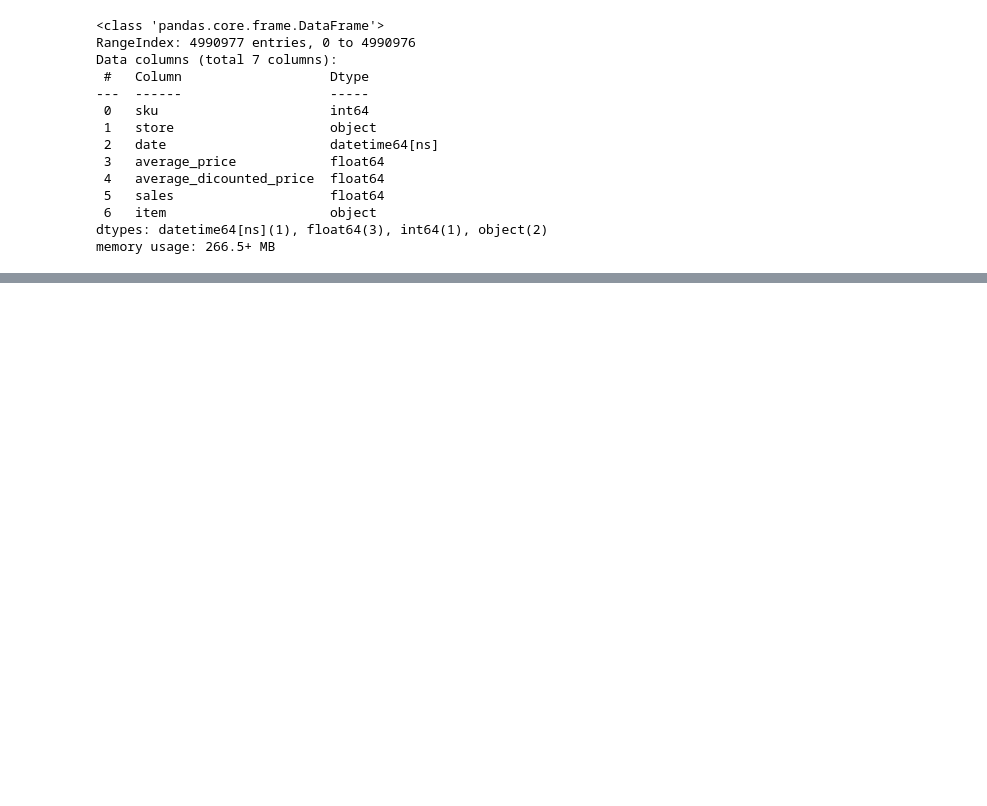
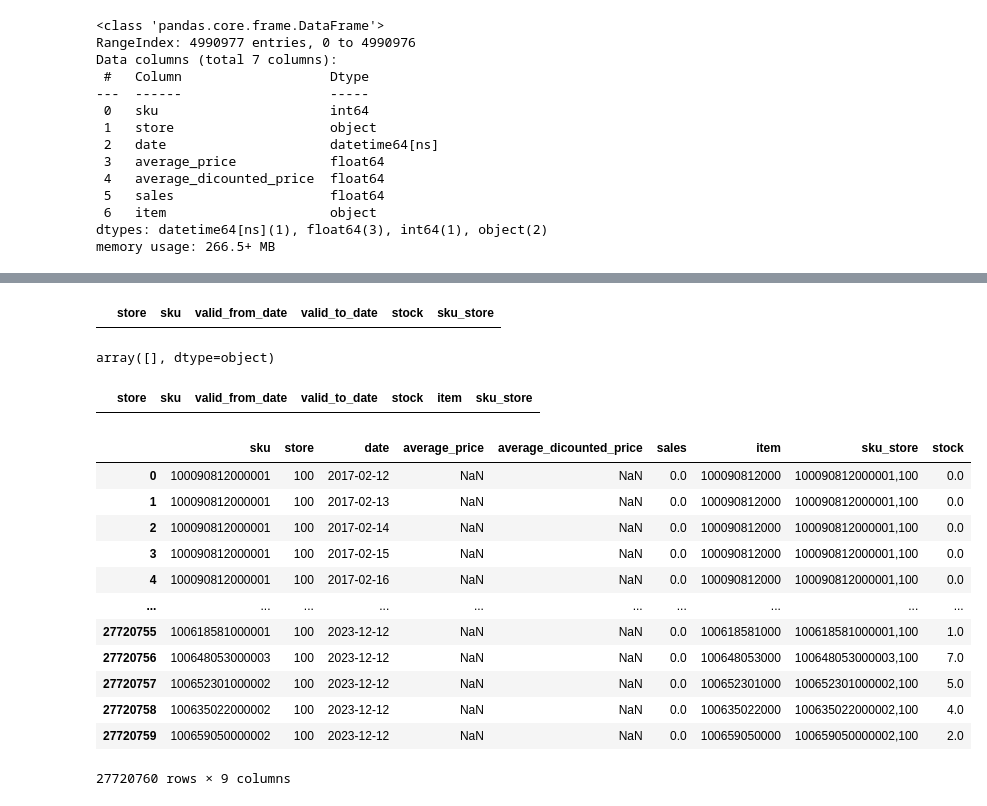
Before and after one commit to SDattaAi/sdatta-nlp, a Jupyter notebook: palmers_fashion/notebook2_warehouse.ipynb, the cells around one changed output, grey strips where cells are left out. Saved outputs shown, nothing was run; the diff lists cells and outputs as text; code cells hidden in the pictures; blank space fills up the shorter version.

Commit message:
start fashion_data 1.61

```diff
--- a/palmers_fashion/notebook2_warehouse.ipynb
+++ b/palmers_fashion/notebook2_warehouse.ipynb
@@ -181,0 +158,3 @@ print(sku_warehouse.iloc[60:90])
+# %%
+sales_data['sku_store'] = sales_data['sku'].astype(str) + ',' + sales_data['store'].astype(str)
+mbew_fashion['sku_store'] = mbew_fashion['sku'].astype(str) + ',' + mbew_fashion['store'].astype(str)
@@ -181,0 +208,2 @@ print(sku_warehouse.iloc[60:90])
+# %%
+sku_unique_in_sales = sales_data['sku'].unique()
@@ -181,0 +230,36 @@ print(sku_warehouse.iloc[60:90])
+# %%
+
+start_time = time.time()
+warehouse_data['valid_from_date'] = pd.to_datetime(warehouse_data['valid_from_date'])
+warehouse_data['valid_to_date'] = pd.to_datetime(warehouse_data['valid_to_date'])
+warehouse_data = warehouse_data.sort_values('valid_from_date')
+warehouse_data['sku_store'] = warehouse_data['sku'].astype(str) + ',' + warehouse_data['store'].astype(str)
+warehouse_data_sample = warehouse_data[warehouse_data['sku'].isin(sku_unique_in_sales)]
+for store in ['VZ01']:
+    print("store:", store)
+
+    warehouse_data_sample['valid_from_date'] = pd.to_datetime(warehouse_data_sample['valid_from_date'])
+    warehouse_data_sample['valid_to_date'] = pd.to_datetime(warehouse_data_sample['valid_to_date'])
+    filtered_warehouse_data = warehouse_data_sample
+
+    # Function to generate date ranges
+    def generate_date_ranges(row):
+        return pd.date_range(row['valid_from_date'], row['valid_to_date'])
+
+    # Apply function to create date ranges
+    df_all_2 = filtered_warehouse_data.apply(generate_date_ranges, axis=1)
+
+    # Create DataFrame with SKU-store and dates
+    df_all_2 = pd.DataFrame({
+        'sku': np.repeat(filtered_warehouse_data['sku'].values, df_all_2.str.len()),
+        'date': np.concatenate(df_all_2.values)  # Convert DatetimeIndex to array for concatenation
+    })
+    df_all_2 = pd.merge(df_all_2, filtered_warehouse_data[['sku','valid_from_date', 'stock']], left_on=['sku', 'date'], right_on=['sku', 'valid_from_date'], how='left')
+    # ffil stock
+    df_all_2['stock'] = df_all_2['stock'].ffill()
+  #  df_all_2 = df_all_2.rename(columns={'stock':'warehouse stock'})
+    df_all_2 = df_all_2.drop(columns=['valid_from_date'])
+
+    df_all_2.to_parquet("df_all_store_{}.parquet".format(store))
+
+print("--- %s seconds ---" % (time.time() - start_time))
@@ -181,0 +301,28 @@ print(sku_warehouse.iloc[60:90])
+# %%
+warehouse_data_sample[warehouse_data_sample['sku'] == '100657013000006']
+# %% [output]
+|  | store | sku | valid_from_date | valid_to_date | stock | sku_store |
+# %%
+unique_sku_stores
+# %% [output]
+array([], dtype=object)
+# %%
+df_all_2
+# %% [output]
+|  | store | sku | valid_from_date | valid_to_date | stock | item | sku_store |
+# %%
+df_all_2
+# %% [output]
+|  | sku | store | date | average_price | average_dicounted_price | sales | item | sku_store | stock |
+| 0 | 100090812000001 | 100 | 2017-02-12 | NaN | NaN | 0.0 | 100090812000 | 100090812000001,100 | 0.0 |
+| 1 | 100090812000001 | 100 | 2017-02-13 | NaN | NaN | 0.0 | 100090812000 | 100090812000001,100 | 0.0 |
+| 2 | 100090812000001 | 100 | 2017-02-14 | NaN | NaN | 0.0 | 100090812000 | 100090812000001,100 | 0.0 |
+| 3 | 100090812000001 | 100 | 2017-02-15 | NaN | NaN | 0.0 | 100090812000 | 100090812000001,100 | 0.0 |
+| 4 | 100090812000001 | 100 | 2017-02-16 | NaN | NaN | 0.0 | 100090812000 | 100090812000001,100 | 0.0 |
+| ... | ... | ... | ... | ... | ... | ... | ... | ... | ... |
+| 27720755 | 100618581000001 | 100 | 2023-12-12 | NaN | NaN | 0.0 | 100618581000 | 100618581000001,100 | 1.0 |
+| 27720756 | 100648053000003 | 100 | 2023-12-12 | NaN | NaN | 0.0 | 100648053000 | 100648053000003,100 | 7.0 |
+| 27720757 | 100652301000002 | 100 | 2023-12-12 | NaN | NaN | 0.0 | 100652301000 | 100652301000002,100 | 5.0 |
+| 27720758 | 100635022000002 | 100 | 2023-12-12 | NaN | NaN | 0.0 | 100635022000 | 100635022000002,100 | 4.0 |
+| 27720759 | 100659050000002 | 100 | 2023-12-12 | NaN | NaN | 0.0 | 100659050000 | 100659050000002,100 | 2.0 |
+27720760 rows × 9 columns
```
Also changed, not shown: parts of 20 cells of this notebook.
